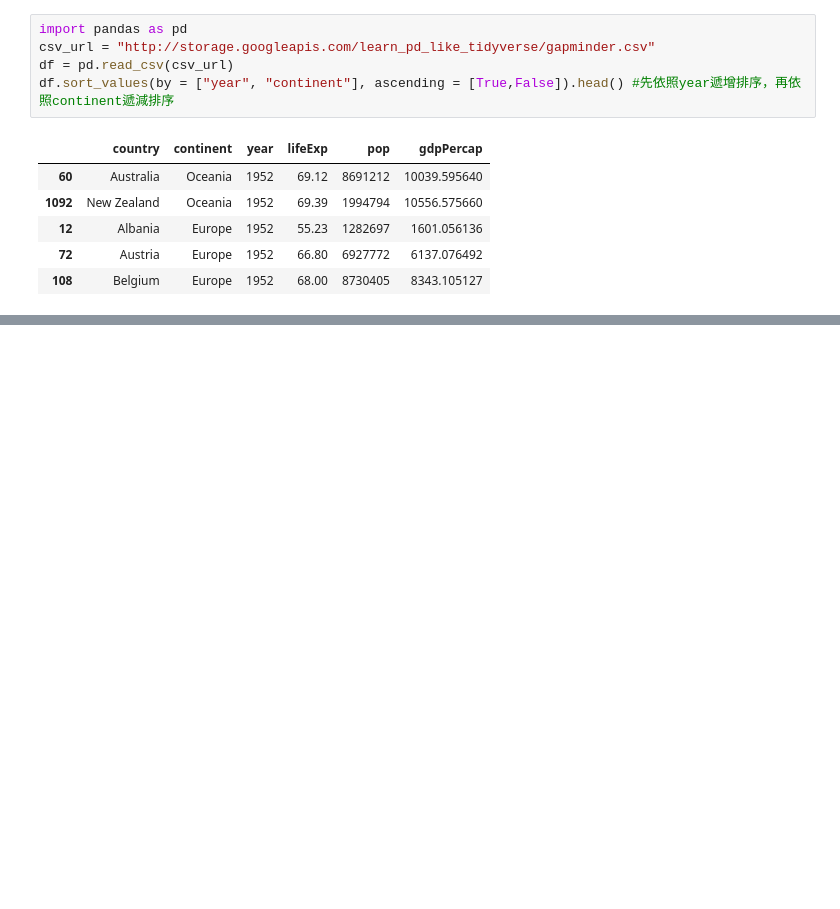
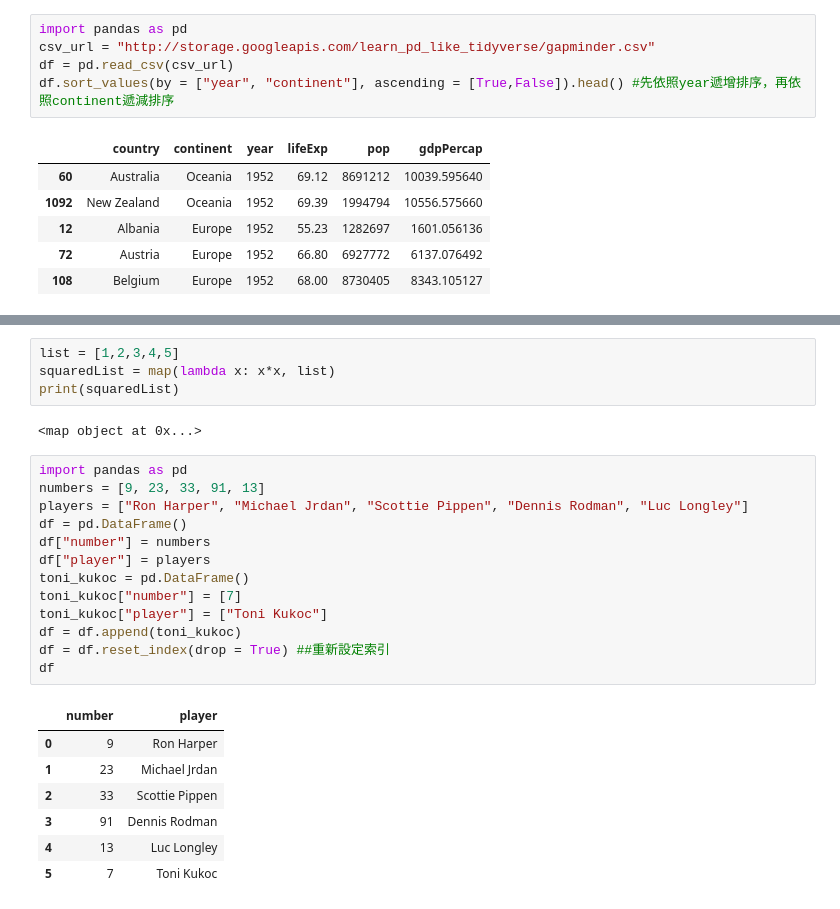
Before and after one commit to astalee812/Python-Practice, a Jupyter notebook: Data Science in Action.ipynb, the cells around one changed output, grey strips where cells are left out. Cells and saved outputs as stored; diff of their text form; blank space fills up the shorter version.

```diff
--- a/Data Science in Action.ipynb
+++ b/Data Science in Action.ipynb
@@ -348,0 +390,27 @@ df.sort_values(by = ["year", "continent"], ascending = [True,False]).head() #先
+# %%
+list = [1,2,3,4,5]
+squaredList = map(lambda x: x*x, list)
+print(squaredList)
+# %% [output]
+<map object at 0x...>
+# %%
+import pandas as pd
+numbers = [9, 23, 33, 91, 13]
+players = ["Ron Harper", "Michael Jrdan", "Scottie Pippen", "Dennis Rodman", "Luc Longley"]
+df = pd.DataFrame()
+df["number"] = numbers
+df["player"] = players
+toni_kukoc = pd.DataFrame()
+toni_kukoc["number"] = [7]
+toni_kukoc["player"] = ["Toni Kukoc"]
+df = df.append(toni_kukoc)
+df = df.reset_index(drop = True) ##重新設定索引
+df
+# %% [output]
+|  | number | player |
+| 0 | 9 | Ron Harper |
+| 1 | 23 | Michael Jrdan |
+| 2 | 33 | Scottie Pippen |
+| 3 | 91 | Dennis Rodman |
+| 4 | 13 | Luc Longley |
+| 5 | 7 | Toni Kukoc |
```
Also changed, not shown: parts of 3 cells of this notebook.
